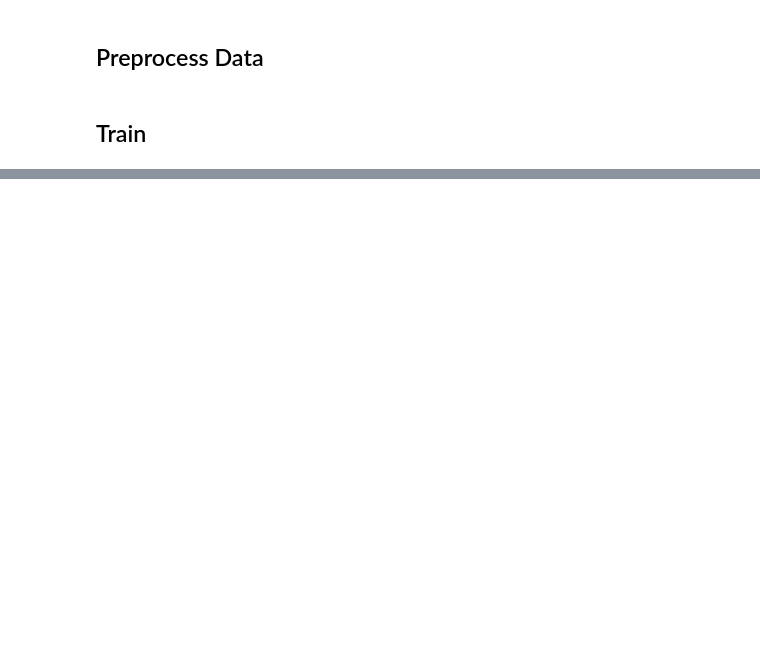
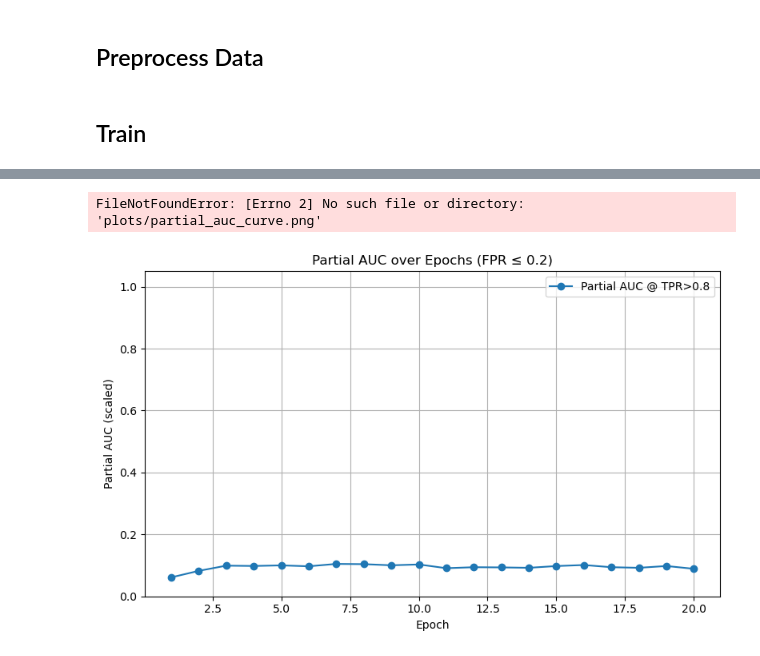
Before and after one commit to mperform/EECS-545-final-project, a Jupyter notebook: DenseNet_Baseline/DenseNet_baseline.ipynb, the cells around one changed output, grey strips where cells are left out. Saved outputs shown, nothing was run; the diff lists cells and outputs as text; code cells hidden in the pictures; blank space fills up the shorter version.

Commit message:
added DenseNet with pAUC metric

```diff
--- a/DenseNet_Baseline/DenseNet_baseline.ipynb
+++ b/DenseNet_Baseline/DenseNet_baseline.ipynb
@@ -74,6 +76,7 @@ val_accuracies = []
 val_precisions = []
 val_recalls = []
 val_f1s = []
+partial_aucs = []
 # partial AUC, used to compare between models
 # v_gt = abs(np.asarray(Y_test) - 1)
 # v_pred = np.array([1.0 - x for x in Y_probs])
@@ -122,12 +125,30 @@ for epoch in range(num_epochs):
     pred_labels = (np.array(preds) >= 0.5).astype(int)
     true_labels = np.array(targets).astype(int)
 
+
+    # Partial AUC Computation
+    true_labels = np.array(targets).astype(int).flatten()
+    preds = np.array(preds).flatten()
+    df_sol = pd.DataFrame({
+        "image_id": list(range(len(true_labels))),
+        "target": true_labels
+    })
+
+    df_sub = pd.DataFrame({
+        "image_id": list(range(len(preds))),
+        "target": preds  # prediction probabilities
+    })
+
+    # Compute pAUC from official metric
+    pauc = score(df_sol, df_sub, row_id_column_name="image_id", min_tpr=0.80)
+    partial_aucs.append(pauc)
+
     val_acc = accuracy_score(true_labels, pred_labels)
     val_precision = precision_score(true_labels, pred_labels)
     val_recall = recall_score(true_labels, pred_labels)
     val_f1 = f1_score(true_labels, pred_labels)
 
-    print(f"Epoch {epoch+1}: Acc = {val_acc:.4f}, Precision = {val_precision:.4f}, Recall = {val_recall:.4f}, F1 = {val_f1:.4f}")
+    print(f"Epoch {epoch+1}: Acc = {val_acc:.4f}, Precision = {val_precision:.4f}, Recall = {val_recall:.4f}, F1 = {val_f1:.4f}, pAUC = {pauc:.4f}")
     val_accuracies.append(val_acc)
     val_precisions.append(val_precision)
     val_recalls.append(val_recall)
@@ -150,0 +188,17 @@ plt.savefig("DenseNet_loss_curve.png")
+# %%
+epochs = list(range(1, num_epochs + 1))
+
+plt.figure(figsize=(8, 5))
+plt.plot(epochs, partial_aucs, marker='o', label="Partial AUC @ TPR>0.8")
+plt.title("Partial AUC over Epochs (FPR ≤ 0.2)")
+plt.xlabel("Epoch")
+plt.ylabel("Partial AUC (scaled)")
+plt.ylim(0, 1.05)
+plt.grid(True)
+plt.legend()
+plt.tight_layout()
+plt.savefig("plots/partial_auc_curve.png")
+plt.show()
+# %% [output]
+FileNotFoundError: [Errno 2] No such file or directory: 'plots/partial_auc_curve.png'
+[figure, added]
```
Also changed, not shown: parts of 5 cells of this notebook, 1 other file.
